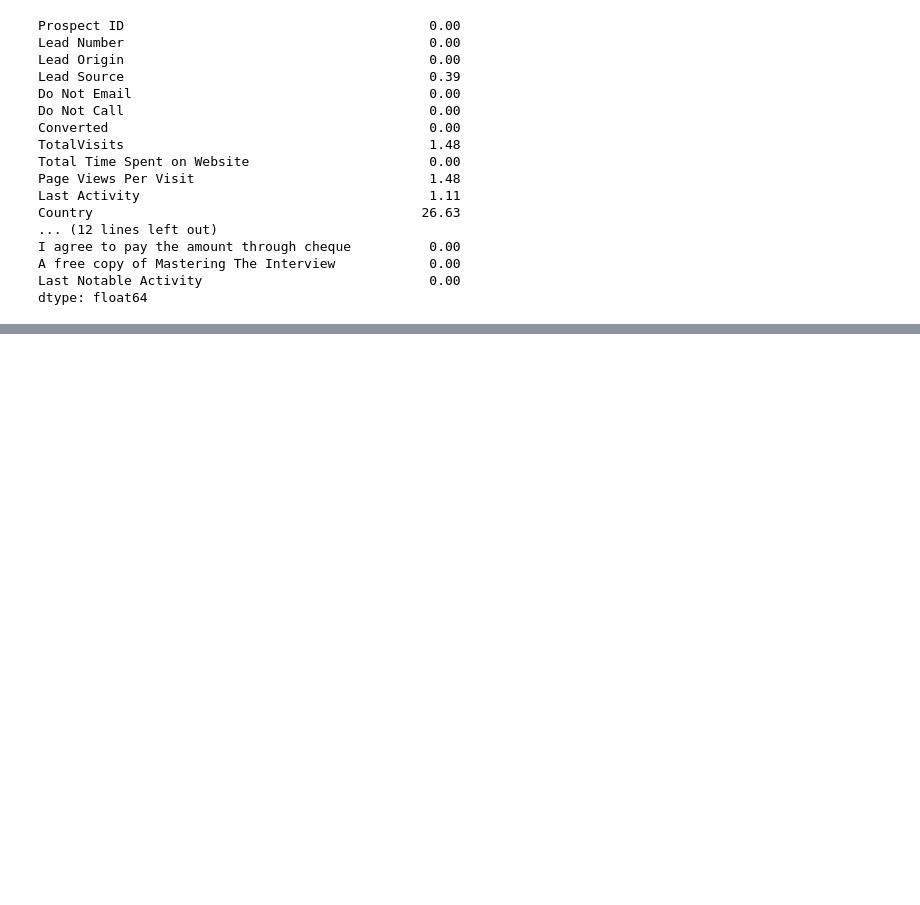
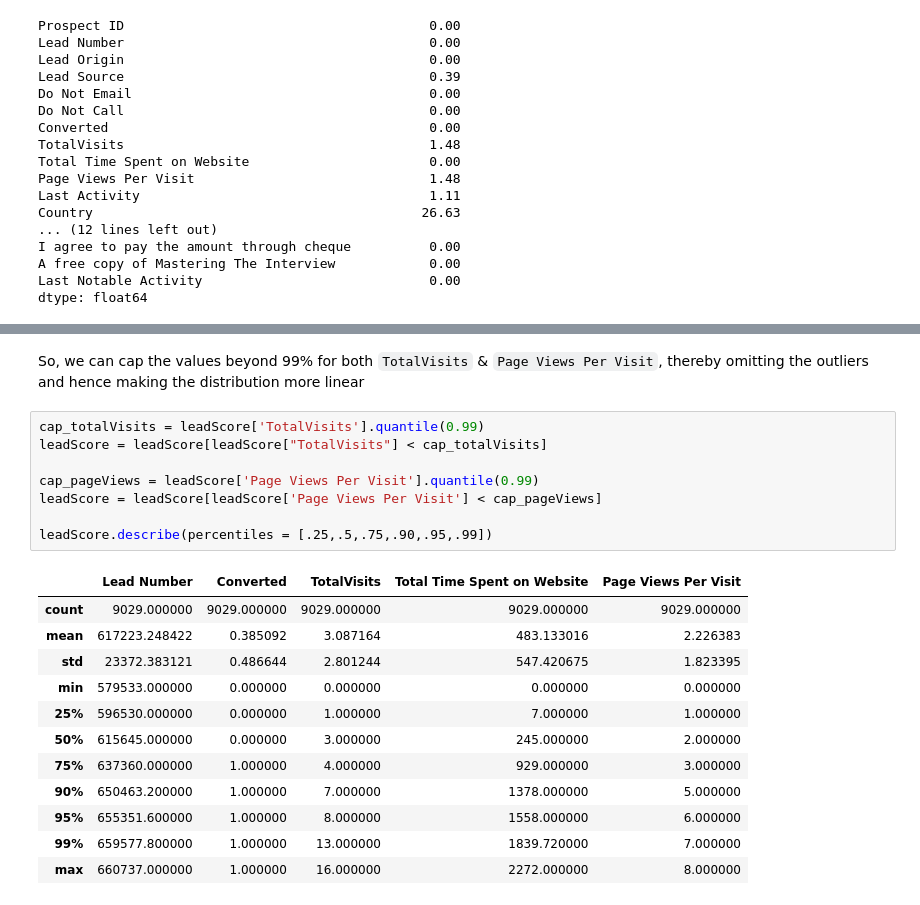
Before and after one commit to ManishDhawal/Lead_Score_Case_Study, a Jupyter notebook: Lead+Scoring+Case+Study.ipynb, the cells around one changed output, grey strips where cells are left out. Cells and saved outputs as stored; diff of their text form; blank space fills up the shorter version.

```diff
--- a/Lead+Scoring+Case+Study.ipynb
+++ b/Lead+Scoring+Case+Study.ipynb
@@ -206,0 +439,23 @@ dtype: float64
+# %% [markdown]
+So, we can cap the values beyond 99% for both `TotalVisits` & `Page Views Per Visit`, thereby omitting the outliers and hence making the distribution more linear
+# %%
+cap_totalVisits = leadScore['TotalVisits'].quantile(0.99)
+leadScore = leadScore[leadScore["TotalVisits"] < cap_totalVisits]
+
+cap_pageViews = leadScore['Page Views Per Visit'].quantile(0.99)
+leadScore = leadScore[leadScore['Page Views Per Visit'] < cap_pageViews]
+
+leadScore.describe(percentiles = [.25,.5,.75,.90,.95,.99])
+# %% [output]
+|  | Lead Number | Converted | TotalVisits | Total Time Spent on Website | Page Views Per Visit |
+| count | 9029.000000 | 9029.000000 | 9029.000000 | 9029.000000 | 9029.000000 |
+| mean | 617223.248422 | 0.385092 | 3.087164 | 483.133016 | 2.226383 |
+| std | 23372.383121 | 0.486644 | 2.801244 | 547.420675 | 1.823395 |
+| min | 579533.000000 | 0.000000 | 0.000000 | 0.000000 | 0.000000 |
+| 25% | 596530.000000 | 0.000000 | 1.000000 | 7.000000 | 1.000000 |
+| 50% | 615645.000000 | 0.000000 | 3.000000 | 245.000000 | 2.000000 |
+| 75% | 637360.000000 | 1.000000 | 4.000000 | 929.000000 | 3.000000 |
+| 90% | 650463.200000 | 1.000000 | 7.000000 | 1378.000000 | 5.000000 |
+| 95% | 655351.600000 | 1.000000 | 8.000000 | 1558.000000 | 6.000000 |
+| 99% | 659577.800000 | 1.000000 | 13.000000 | 1839.720000 | 7.000000 |
+| max | 660737.000000 | 1.000000 | 16.000000 | 2272.000000 | 8.000000 |
```
Also changed, not shown: parts of 47 cells of this notebook.
